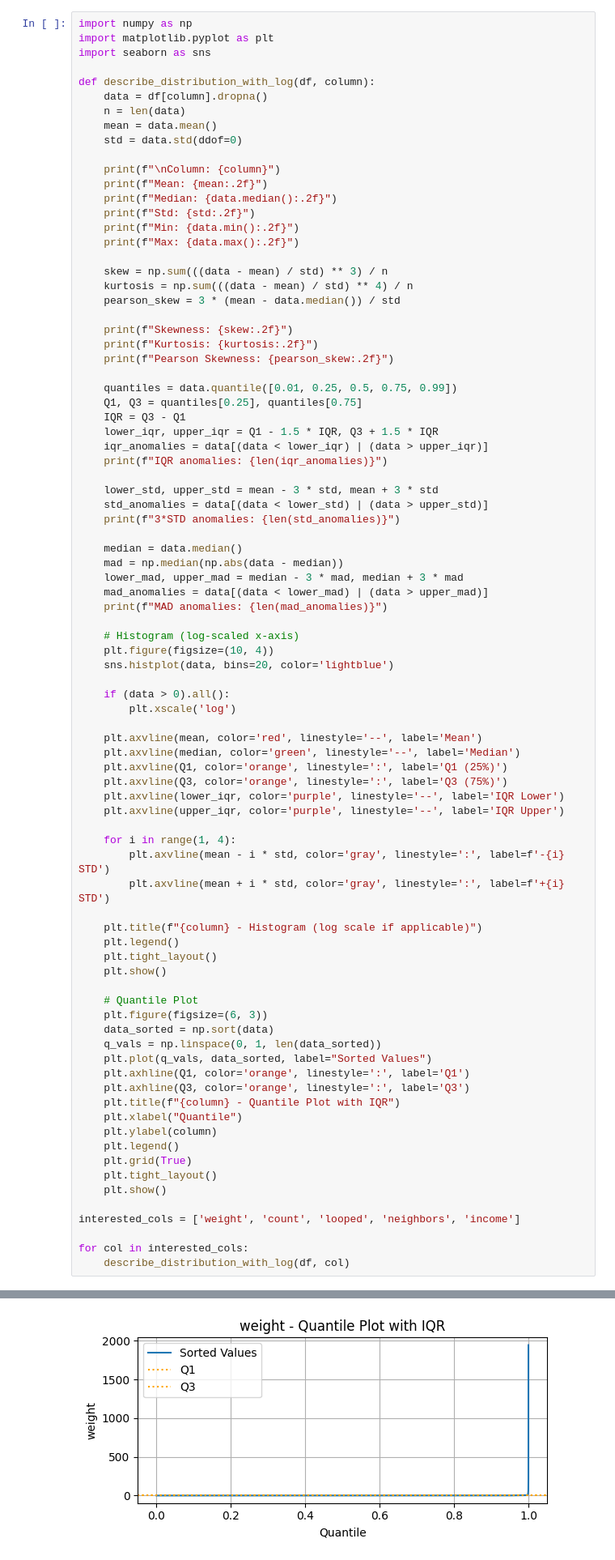
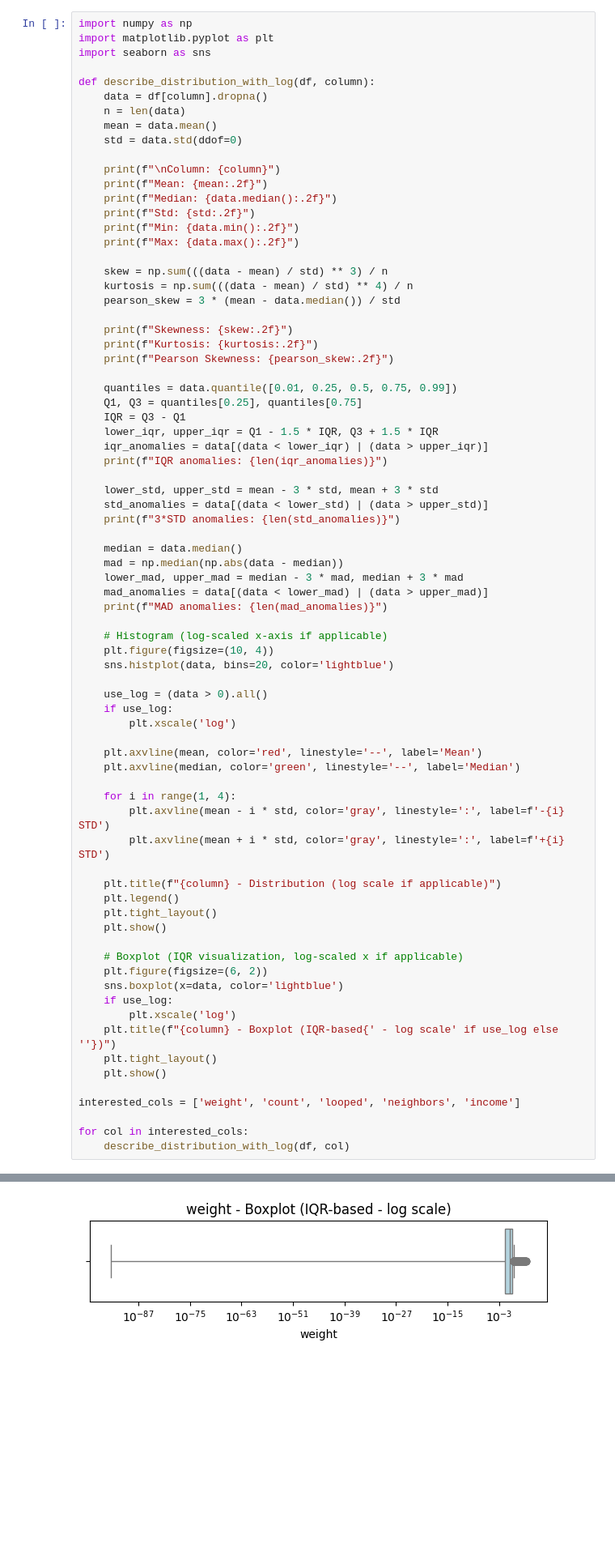
Before and after one commit to SharbelMaroun/data-science-cybersecurity, a Jupyter notebook: pipeline.ipynb, the cells around one changed output, grey strips where cells are left out. Shown at 81% size. Cells and saved outputs as stored; diff of their text form; blank space fills up the shorter version.

```diff
--- a/pipeline.ipynb
+++ b/pipeline.ipynb
@@ -499,41 +485,32 @@ def describe_distribution_with_log(df, column):
     mad_anomalies = data[(data < lower_mad) | (data > upper_mad)]
     print(f"MAD anomalies: {len(mad_anomalies)}")
 
-    # Histogram (log-scaled x-axis)
+    # Histogram (log-scaled x-axis if applicable)
     plt.figure(figsize=(10, 4))
     sns.histplot(data, bins=20, color='lightblue')
 
-    if (data > 0).all():
+    use_log = (data > 0).all()
+    if use_log:
         plt.xscale('log')
 
     plt.axvline(mean, color='red', linestyle='--', label='Mean')
     plt.axvline(median, color='green', linestyle='--', label='Median')
-    plt.axvline(Q1, color='orange', linestyle=':', label='Q1 (25%)')
-    plt.axvline(Q3, color='orange', linestyle=':', label='Q3 (75%)')
-    plt.axvline(lower_iqr, color='purple', linestyle='--', label='IQR Lower')
-    plt.axvline(upper_iqr, color='purple', linestyle='--', label='IQR Upper')
 
     for i in range(1, 4):
         plt.axvline(mean - i * std, color='gray', linestyle=':', label=f'-{i} STD')
         plt.axvline(mean + i * std, color='gray', linestyle=':', label=f'+{i} STD')
 
-    plt.title(f"{column} - Histogram (log scale if applicable)")
+    plt.title(f"{column} - Distribution (log scale if applicable)")
     plt.legend()
     plt.tight_layout()
     plt.show()
 
-    # Quantile Plot
-    plt.figure(figsize=(6, 3))
-    data_sorted = np.sort(data)
-    q_vals = np.linspace(0, 1, len(data_sorted))
-    plt.plot(q_vals, data_sorted, label="Sorted Values")
-    plt.axhline(Q1, color='orange', linestyle=':', label='Q1')
-    plt.axhline(Q3, color='orange', linestyle=':', label='Q3')
-    plt.title(f"{column} - Quantile Plot with IQR")
-    plt.xlabel("Quantile")
-    plt.ylabel(column)
-    plt.legend()
-    plt.grid(True)
+    # Boxplot (IQR visualization, log-scaled x if applicable)
+    plt.figure(figsize=(6, 2))
+    sns.boxplot(x=data, color='lightblue')
+    if use_log:
+        plt.xscale('log')
+    plt.title(f"{column} - Boxplot (IQR-based{' - log scale' if use_log else ''})")
     plt.tight_layout()
     plt.show()
 
@@ -558,4 +535,4 @@ MAD anomalies: 717549
-[figure, old version]
+[figure, new version]
 Column: count
 Mean: 721.64
 Median: 1.00
```
Also changed, not shown: parts of 3 cells of this notebook.
